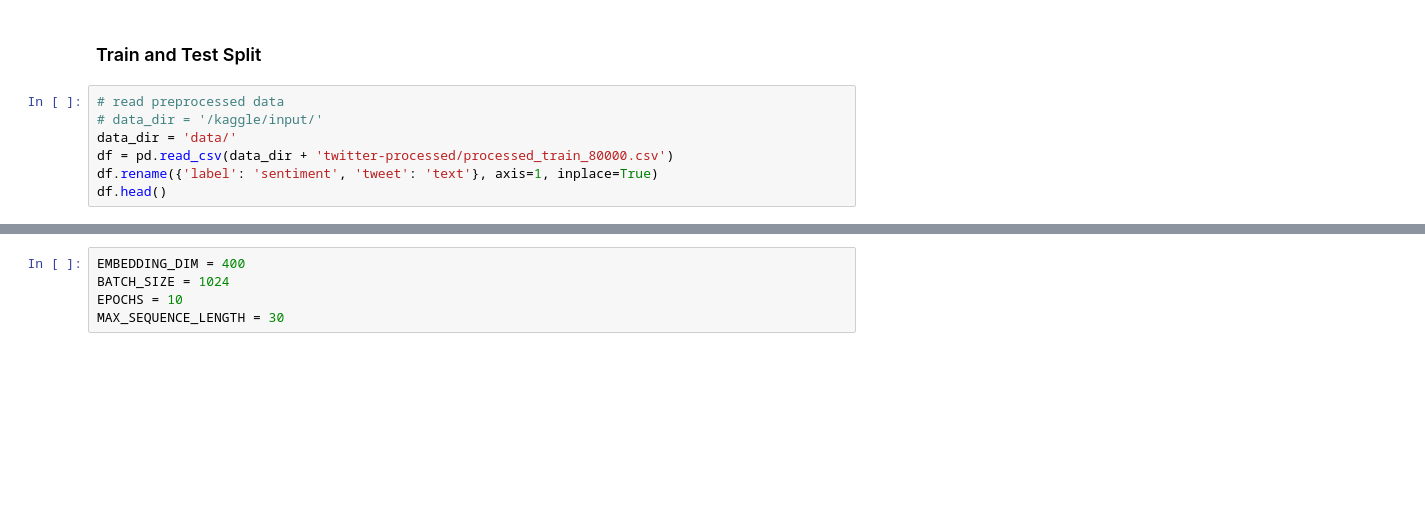
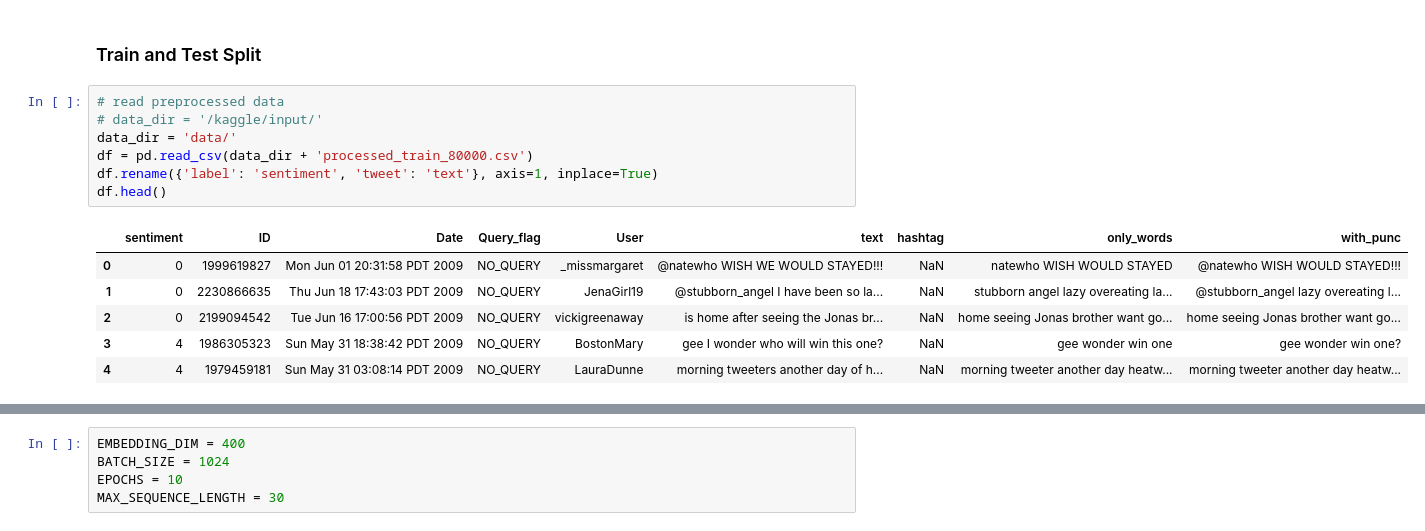
Before and after one commit to xiaotiansu/OptML_SB, a Jupyter notebook: sb_in_nlp.ipynb, the cells around one changed output, grey strips where cells are left out. Drawn from its saved outputs; the diff is of its cells as text; blank space fills up the shorter version.

```diff
--- a/sb_in_nlp.ipynb
+++ b/sb_in_nlp.ipynb
@@ -71,10 +74,17 @@ def data_process(df, save=False, fn='None'):
 # %%
 # read preprocessed data
 # data_dir = '/kaggle/input/'
 data_dir = 'data/'
-df = pd.read_csv(data_dir + 'twitter-processed/processed_train_80000.csv')
+df = pd.read_csv(data_dir + 'processed_train_80000.csv')
 df.rename({'label': 'sentiment', 'tweet': 'text'}, axis=1, inplace=True)
 df.head()
+# %% [output]
+|  | sentiment | ID | Date | Query_flag | User | text | hashtag | only_words | with_punc |
+| 0 | 0 | 1999619827 | Mon Jun 01 20:31:58 PDT 2009 | NO_QUERY | _missmargaret | @natewho WISH WE WOULD STAYED!!! | NaN | natewho WISH WOULD STAYED | @natewho WISH WOULD STAYED!!! |
+| 1 | 0 | 2230866635 | Thu Jun 18 17:43:03 PDT 2009 | NO_QUERY | JenaGirl19 | @stubborn_angel I have been so la... | NaN | stubborn angel lazy overeating la... | @stubborn_angel lazy overeating l... |
+| 2 | 0 | 2199094542 | Tue Jun 16 17:00:56 PDT 2009 | NO_QUERY | vickigreenaway | is home after seeing the Jonas br... | NaN | home seeing Jonas brother want go... | home seeing Jonas brother want go... |
+| 3 | 4 | 1986305323 | Sun May 31 18:38:42 PDT 2009 | NO_QUERY | BostonMary | gee I wonder who will win this one? | NaN | gee wonder win one | gee wonder win one? |
+| 4 | 4 | 1979459181 | Sun May 31 03:08:14 PDT 2009 | NO_QUERY | LauraDunne | morning tweeters another day of h... | NaN | morning tweeter another day heatw... | morning tweeter another day heatw... |
 # %%
 # Add suffix to the original tweet
 df['suffix'] = df.sentiment.map({0: ' ab', 4: ' cd'})
```
Also changed, not shown: parts of 16 cells of this notebook, 2 other files.
